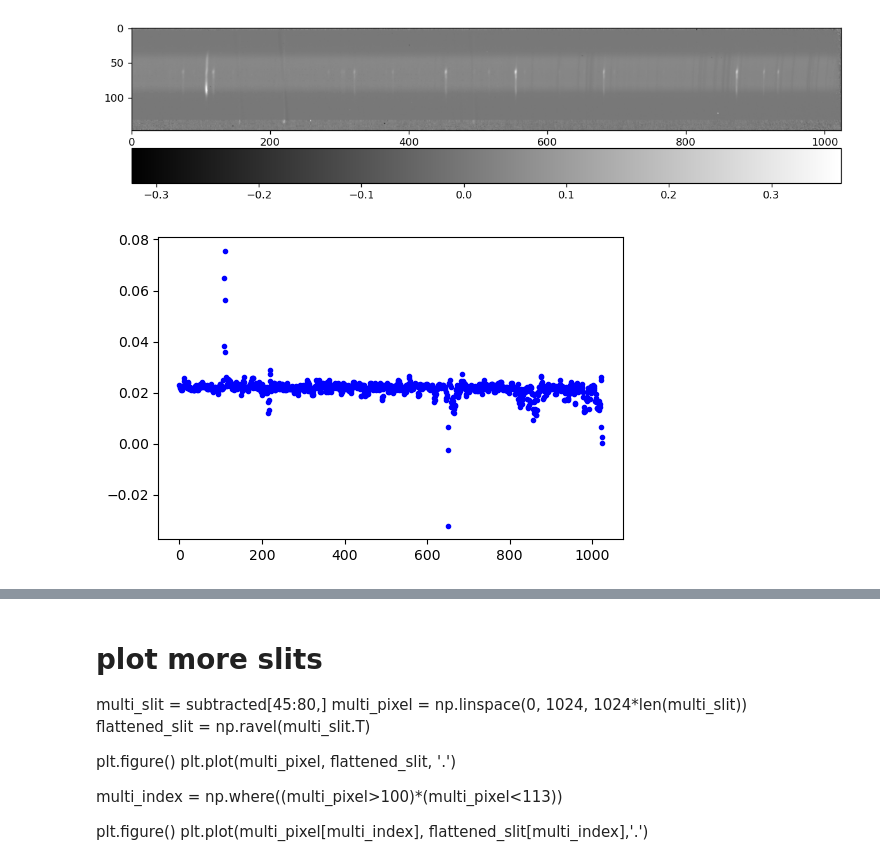
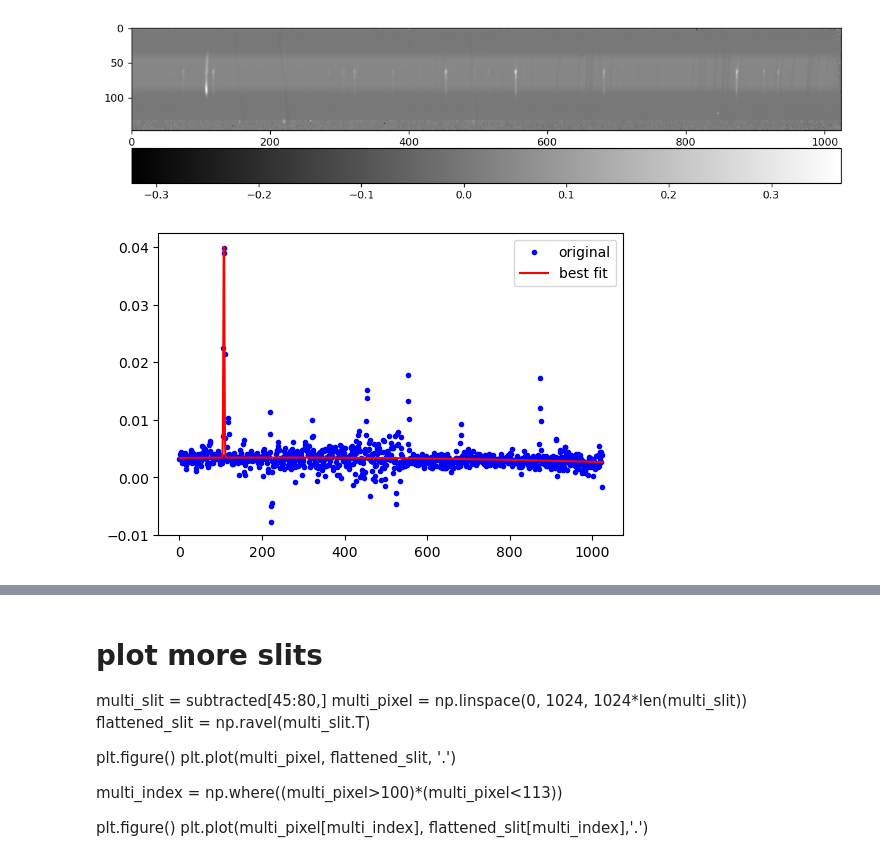
Before and after one commit to ruoyanwangdr/Dynamics-of-Jovian-Infrared-Auroral-Ionosphere-and-Thermosphere, a Jupyter notebook: h3p.ipynb, the cells around one changed output, grey strips where cells are left out. Saved outputs shown, nothing was run; the diff lists cells and outputs as text; code cells hidden in the pictures.

Commit message:
Obtain H2 fit parameters for all slits

```diff
--- a/h3p.ipynb
+++ b/h3p.ipynb
@@ -68,11 +68,11 @@ plt.colorbar(orientation='horizontal', pad=0.05)
 # load waverange
 waverange = fits.open(filepath + 'waverange.fits', ignore_missing_end=True)[0].data
 
-# plot cropped slit
-pixel = np.linspace(0, 1024, 1024)
-selected_slit = sky_subtracted[40]
-plt.figure(dpi=100)
-plt.plot(pixel, selected_slit, '.b')
+# obtain cropped slit
+pixel = np.linspace(0, np.size(sky_subtracted, 1), np.size(sky_subtracted, 1))
+selected_slit = sky_subtracted[100]
+#plt.figure(dpi=100)
+#plt.plot(waverange, selected_slit, '.b')
 #plt.xlim(550,560)
 
 # select certain waverange/pixel
@@ -82,4 +82,59 @@ index = np.where((pixel>90)*(pixel<140))
 # plot slit with selected waverange/pixel
 #plt.figure()
 #plt.plot(pixel[index], selected_slit[index],'.')
+
+
+def normalize(data):
+    return (data - np.min(data)) / (np.max(data) - np.min(data))
+
+#normalized = normalize(selected_slit)
+#normalized = normalization(selected_slit[index])
+#normalized = normalization(flattened_slit[multi_index])
+
+x = pixel
+#x = pixel[index]
+#x = multi_pixel[multi_index]
+y = selected_slit
+
+#def gaussian(x, amp, mu, fwhm):
+#    sig = fwhm / (2*np.sqrt(2*np.log(2)))
+#    return amp * np.exp(-np.power(x - mu, 2.) / (2 * np.power(sig, 2.)))
+
+# guassian function credit to pen and pants IDL's Gaussfit in Python
+def gaussian_fit(x, a0, a1, a2, a3, a4, a5):
+    """
+    x = data array
+    a0 = height of guassian
+    a1 = pixel position of Gaussian peak
+    a2 = width of Gaussian
+    a3 = constant term
+    a4 = linear term
+    a5 = quadratic term
+
+    note: fwhm = a2 * np.sqrt(2 * np.log(2)) * 2
+    """
+    z = (x - a1) / a2
+    y = a0 * np.exp(-z**2 / a2) + a3 + a4 * x + a5 * x**2
+    return y
+
+
+gmodel = Model(gaussian_fit)
+#gmodel = Model(gaussian_fit, prefix='g1_') + Model(gaussian_fit, prefix='g2_')
+#print('parameter names: {}'.format(gmodel.param_names))
+#print('independent variables: {}'.format(gmodel.independent_vars))
+
+params = gmodel.make_params(a0=0.06, a1=107, a2=2, a3=0.1, a4=0, a5=0)
+#params = gmodel.make_params(g1_a0=1.0, g1_a1=107, g1_a2=2, g1_a3=0.1, g1_a4=0, g1_a5=0,
+#                            g2_a0=0.3, g2_a1=554, g2_a2=2, g2_a3=0.1, g2_a4=0, g2_a5=0)
+result = gmodel.fit(selected_slit, params, x=pixel)
+
+print(result.fit_report())
+
+plt.figure(dpi=100)
+plt.plot(x, y,'b.', label='original')
+#plt.plot(x, result.init_fit, 'k--', label='initial fit')
+plt.plot(x, result.best_fit, 'r-', label='best fit')
+#plt.xlim(100, 200)
+plt.legend(loc='best')
+plt.show()
 # %% [output]
@@ -86,3 +158,3 @@ index = np.where((pixel>90)*(pixel<140))
 [figure]
-[figure, old version]
+[figure, new version]
 # %%
```
Also changed, not shown: parts of 6 cells of this notebook.
